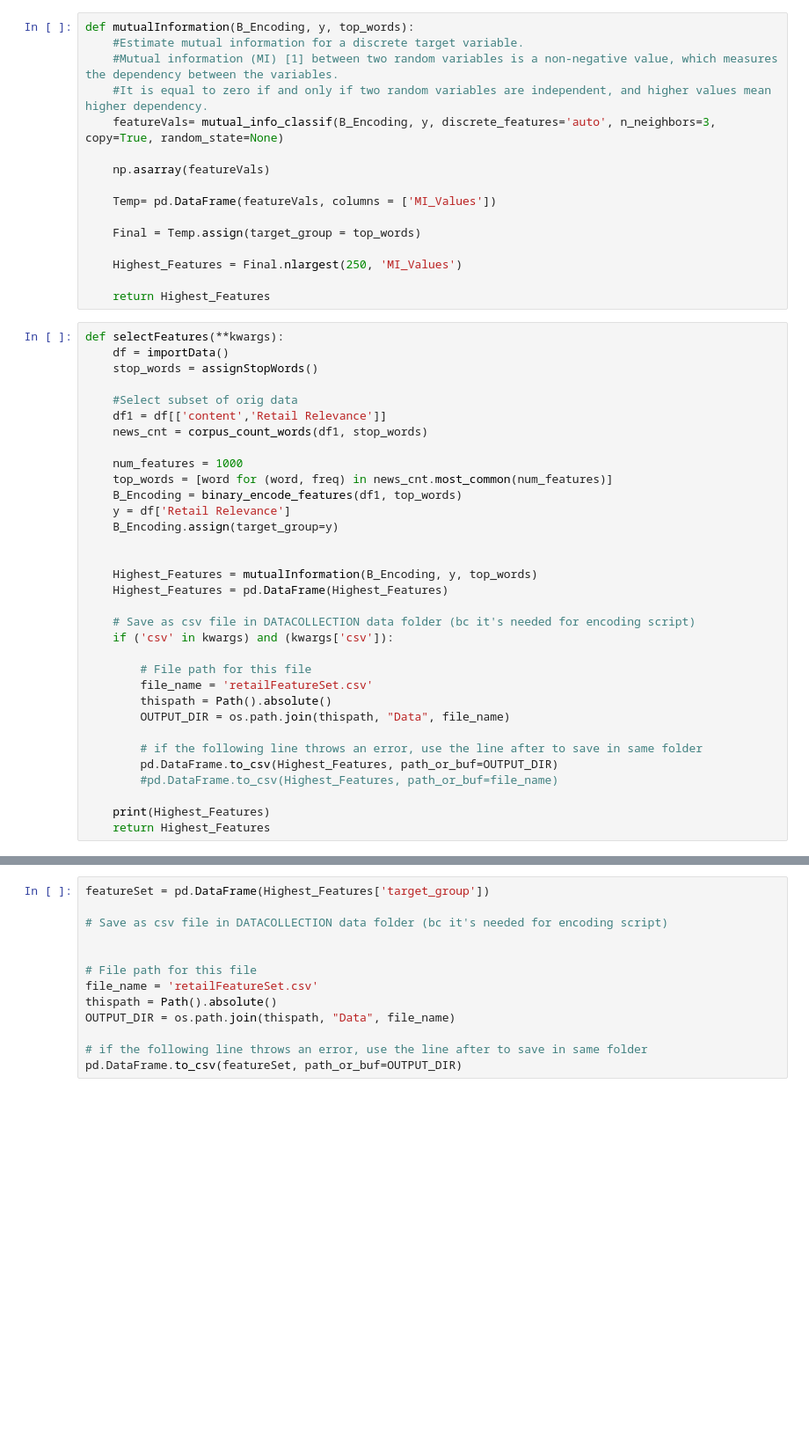
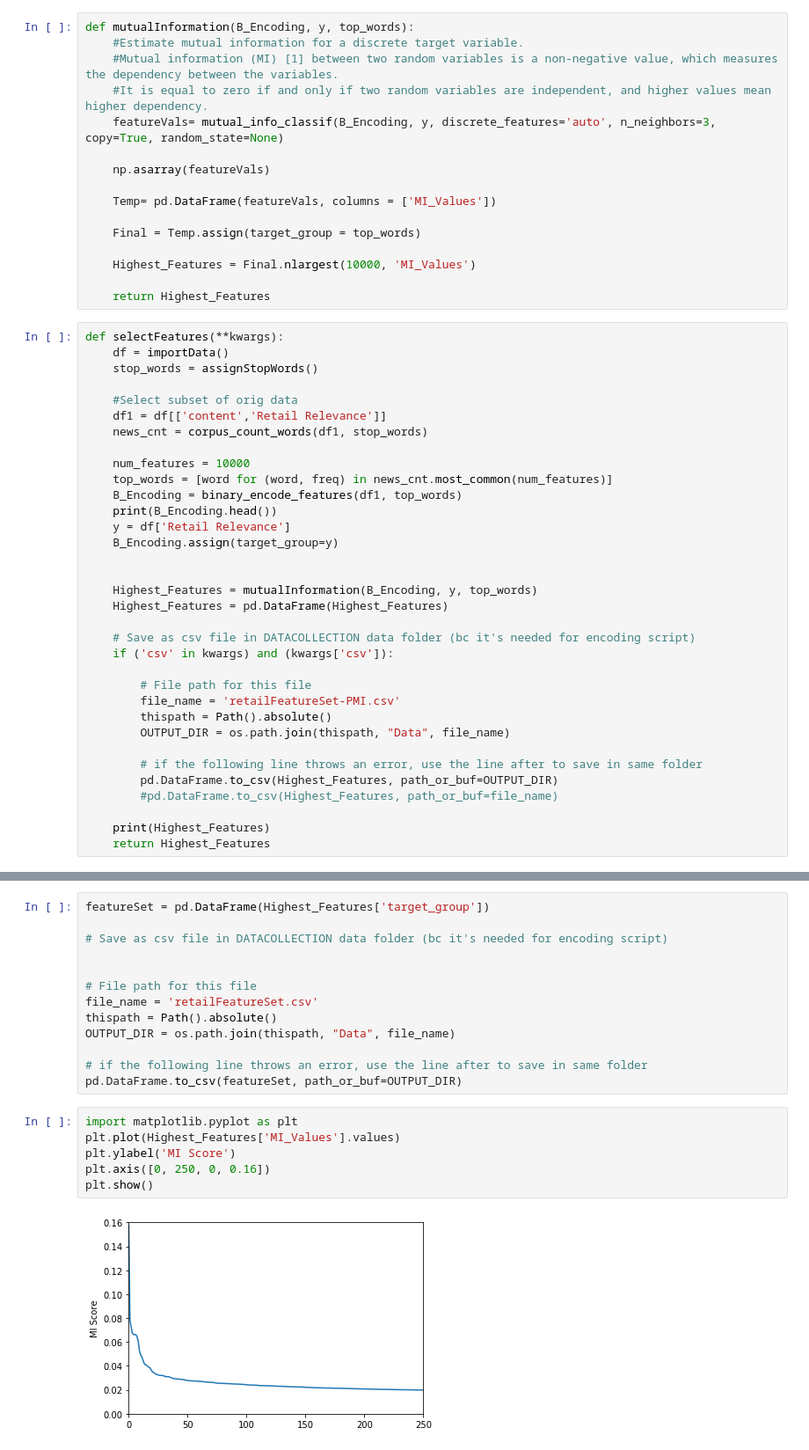
Before and after one commit to RBCCapstone/DataCollection, a Jupyter notebook: Scripts/FeatureSelection.ipynb, the cells around one changed output, grey strips where cells are left out. Shown: that part at 88% size. Saved outputs shown, nothing was run; the diff lists cells and outputs as text; blank space fills up the shorter version.

```diff
--- a/Scripts/FeatureSelection.ipynb
+++ b/Scripts/FeatureSelection.ipynb
@@ -88,7 +88,7 @@ def mutualInformation(B_Encoding, y, top_words):
 
     Final = Temp.assign(target_group = top_words)
 
-    Highest_Features = Final.nlargest(250, 'MI_Values')
+    Highest_Features = Final.nlargest(10000, 'MI_Values')
 
     return Highest_Features
 # %%
@@ -100,9 +100,10 @@ def selectFeatures(**kwargs):
     df1 = df[['content','Retail Relevance']]
     news_cnt = corpus_count_words(df1, stop_words)
 
-    num_features = 1000
+    num_features = 10000
     top_words = [word for (word, freq) in news_cnt.most_common(num_features)]
     B_Encoding = binary_encode_features(df1, top_words)
+    print(B_Encoding.head())
     y = df['Retail Relevance']
     B_Encoding.assign(target_group=y)
 
@@ -114,7 +115,7 @@ def selectFeatures(**kwargs):
     if ('csv' in kwargs) and (kwargs['csv']):
 
         # File path for this file
-        file_name = 'retailFeatureSet.csv'
+        file_name = 'retailFeatureSet-PMI.csv'
         thispath = Path().absolute()
         OUTPUT_DIR = os.path.join(thispath, "Data", file_name)
 
@@ -163,3 +164,11 @@ OUTPUT_DIR = os.path.join(thispath, "Data", file_name)
 
 # if the following line throws an error, use the line after to save in same folder
 pd.DataFrame.to_csv(featureSet, path_or_buf=OUTPUT_DIR)
+# %%
+import matplotlib.pyplot as plt
+plt.plot(Highest_Features['MI_Values'].values)
+plt.ylabel('MI Score')
+plt.axis([0, 250, 0, 0.16])
+plt.show()
+# %% [output]
+[figure, added]
```
Also changed, not shown: parts of 3 cells of this notebook, 15 other files.
